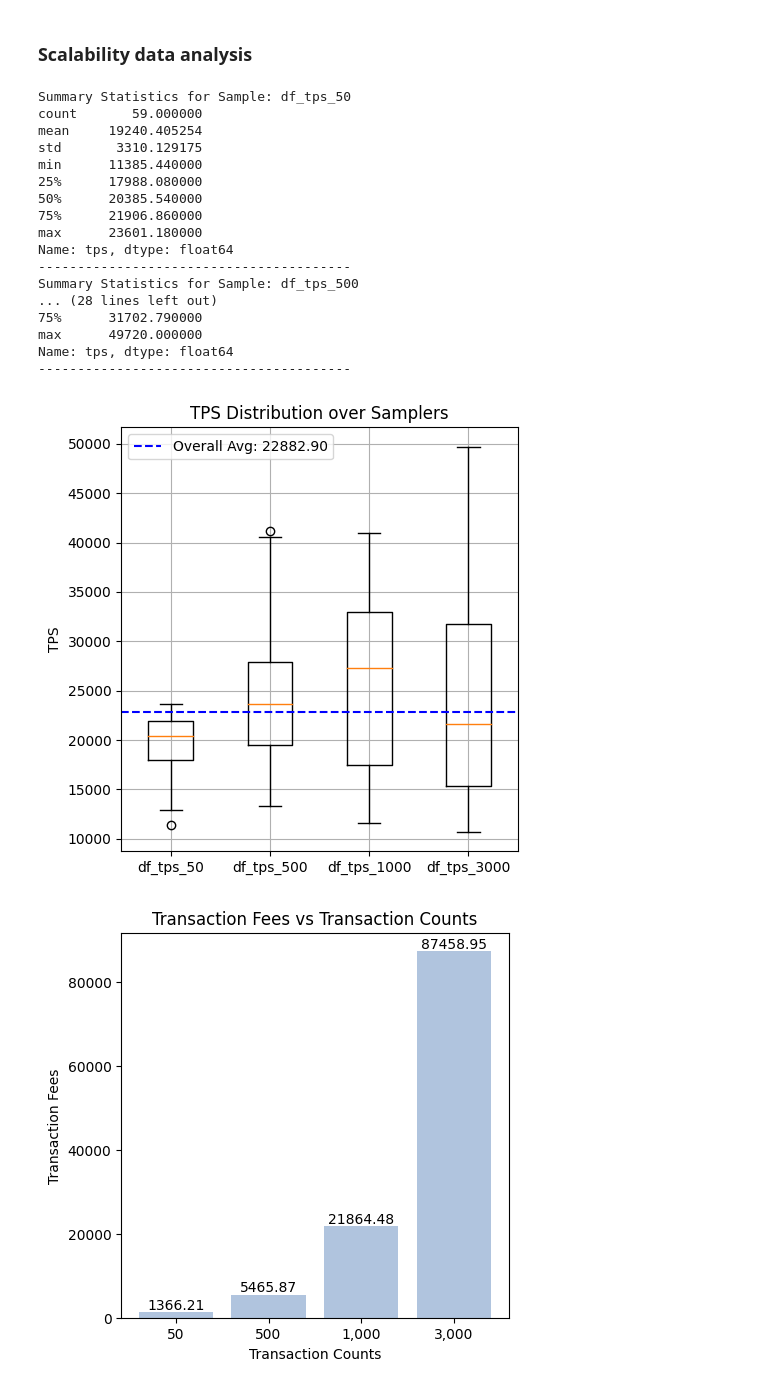
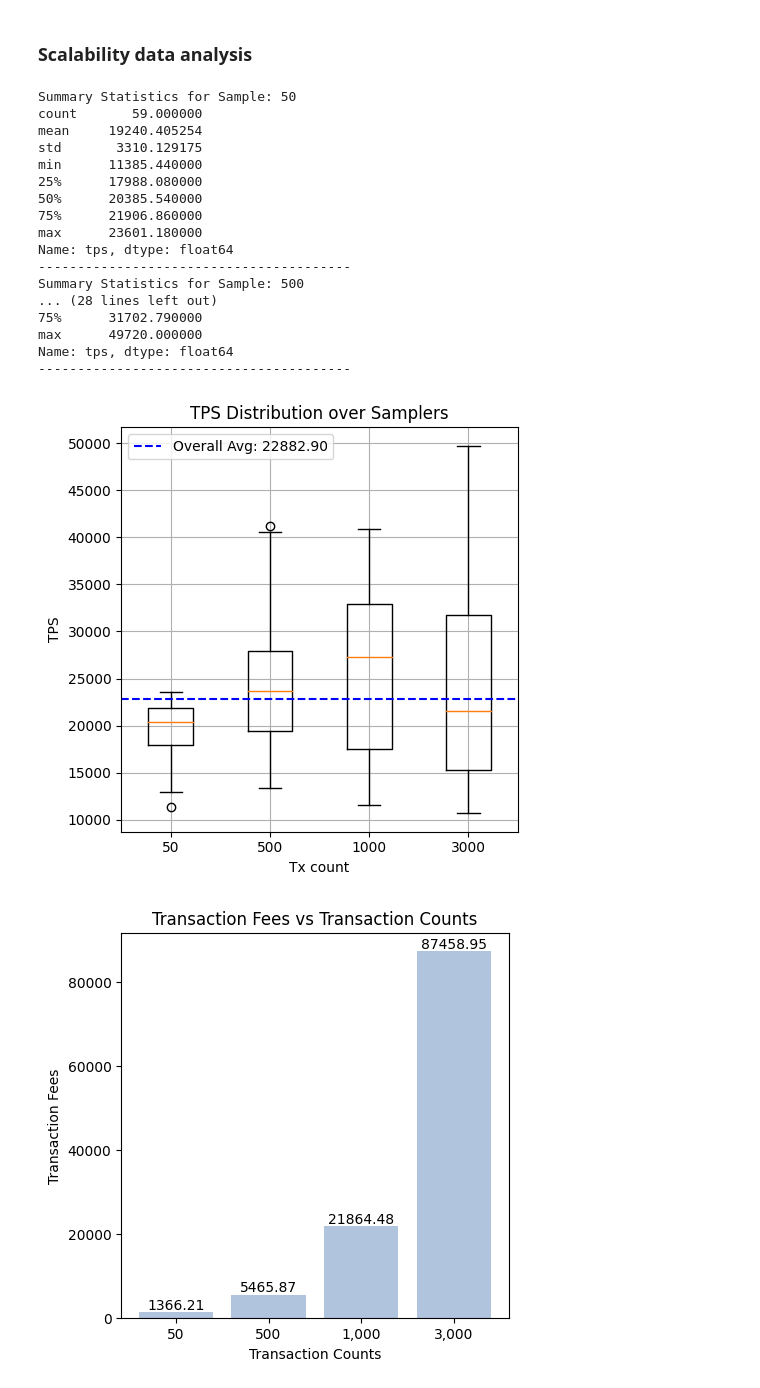
Before and after one commit to everything-is-me/BSM-6G-Test, a Jupyter notebook: backend/Data-Analysis/Scalability/data_analysis.ipynb, the cells around one changed output. Saved outputs shown, nothing was run; the diff lists cells and outputs as text; code cells hidden in the pictures.

```diff
--- a/backend/Data-Analysis/Scalability/data_analysis.ipynb
+++ b/backend/Data-Analysis/Scalability/data_analysis.ipynb
@@ -27,6 +27,7 @@ def plot_tps(df_list, plot_output, names):
     plt.boxplot(tps_values_list, vert=True, labels=names)
 
     plt.ylabel("TPS")
+    plt.xlabel("Tx count")
     plt.title("TPS Distribution over Samplers")
 
     # Annotate overall average as a horizontal dashed line
@@ -47,27 +48,27 @@ df_tps_3000 = pd.read_csv('files/output_tx_3000.csv',delimiter=",")
 # %%
 # Use plot_tps function
 df_list = [df_tps_50, df_tps_500, df_tps_1000, df_tps_3000]
-names = ["df_tps_50", "df_tps_500", "df_tps_1000", "df_tps_3000"]
+names = ["50", "500", "1000", "3000"]
 plot_tps(df_list, "files/box-plot.png", names)
 # %% [output]
-Summary Statistics for Sample: df_tps_50
+Summary Statistics for Sample: 50
 count       59.000000
 mean     19240.405254
 std       3310.129175
 min      11385.440000
 25%      17988.080000
 50%      20385.540000
 75%      21906.860000
 max      23601.180000
 Name: tps, dtype: float64
 ----------------------------------------
-Summary Statistics for Sample: df_tps_500
+Summary Statistics for Sample: 500
 ... (28 lines left out)
 75%      31702.790000
 max      49720.000000
 Name: tps, dtype: float64
 ----------------------------------------
-[figure, old version]
+[figure, new version]
 # %%
 #Plot transaction fees
 
```
Also changed, not shown: 1 other file.
